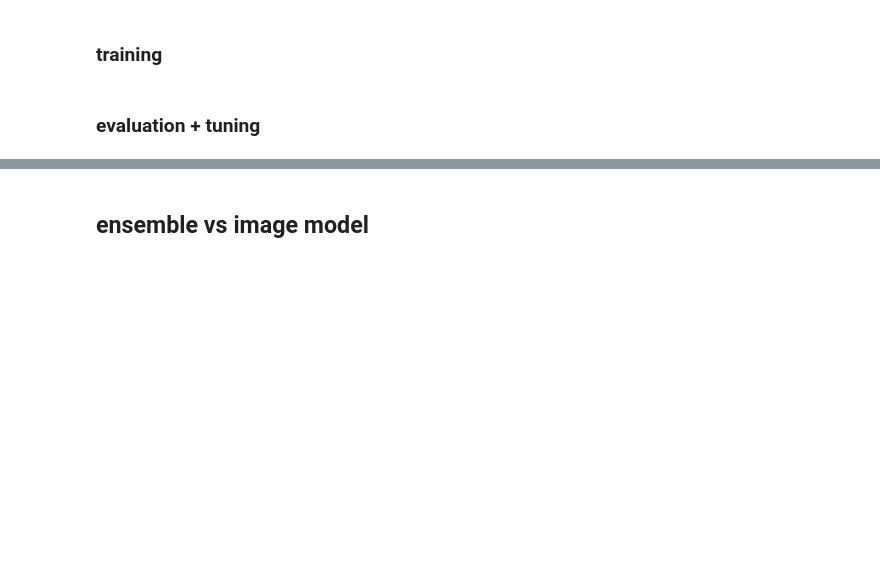
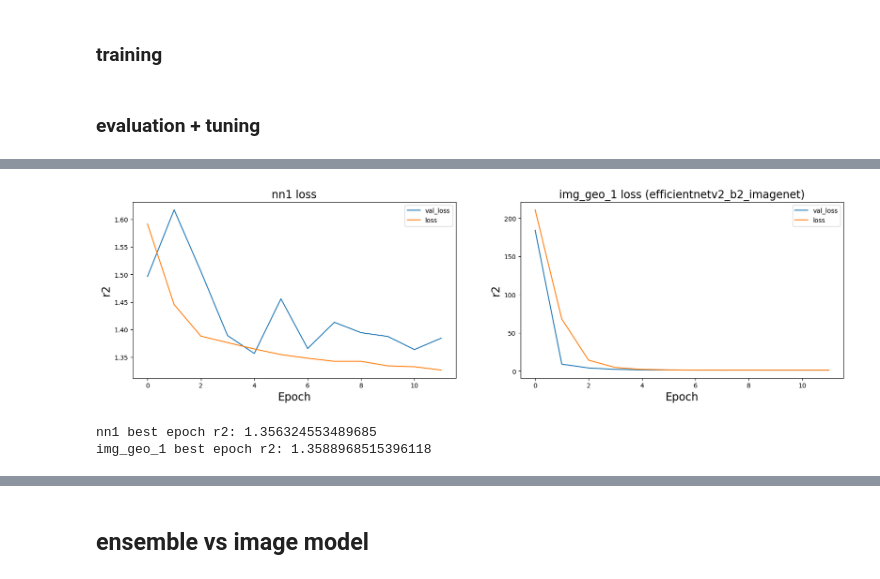
Before and after one commit to KaiErikNiermann/vu-ml-project, a Jupyter notebook: src/testing.ipynb, the cells around one changed output, grey strips where cells are left out. Saved outputs shown, nothing was run; the diff lists cells and outputs as text; code cells hidden in the pictures; blank space fills up the shorter version.

```diff
--- a/src/testing.ipynb
+++ b/src/testing.ipynb
@@ -987,0 +1036,29 @@ plt.show()
+# %%
+nn1_hist = pickle.load(open("../data/history/nn1.pkl", "rb"))
+comb_model_hist = pickle.load(open("../data/history/img_geo_1.pkl", "rb"))
+
+fig, ax = plt.subplots(1, 2, figsize=(20, 5))
+
+ax[0].plot(nn1_hist['val_loss'], label='val_loss')
+ax[0].plot(nn1_hist['loss'], label='loss')
+ax[0].set_title('nn1 loss', fontsize=17)
+ax[0].set_ylabel('r2', fontsize=17)
+ax[0].set_xlabel('Epoch', fontsize=17)
+ax[0].legend()
+
+ax[1].plot(comb_model_hist['val_loss'], label='val_loss')
+ax[1].plot(comb_model_hist['loss'], label='loss')
+ax[1].set_title('img_geo_1 loss (efficientnetv2_b2_imagenet)', fontsize=17)
+ax[1].set_ylabel('r2', fontsize=17)
+ax[1].set_xlabel('Epoch', fontsize=17)
+ax[1].legend()
+
+plt.show()
+
+# print best r2 scores
+print(f"nn1 best epoch r2: {min(nn1_hist['val_loss'])}")
+print(f"img_geo_1 best epoch r2: {min(comb_model_hist['val_loss'])}")
+# %% [output]
+[figure, added]
+nn1 best epoch r2: 1.356324553489685
+img_geo_1 best epoch r2: 1.3588968515396118
```
Also changed, not shown: parts of 11 cells of this notebook, 5 other files.
